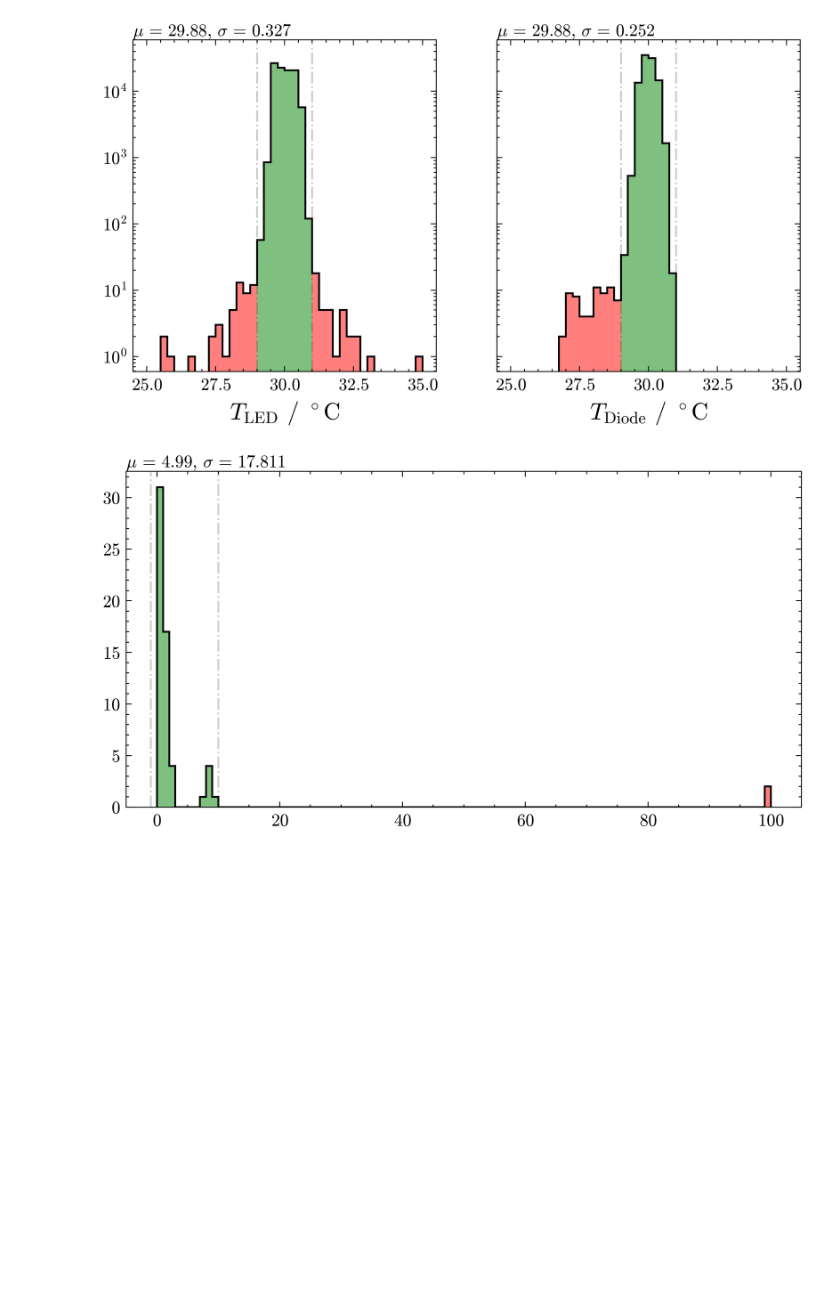
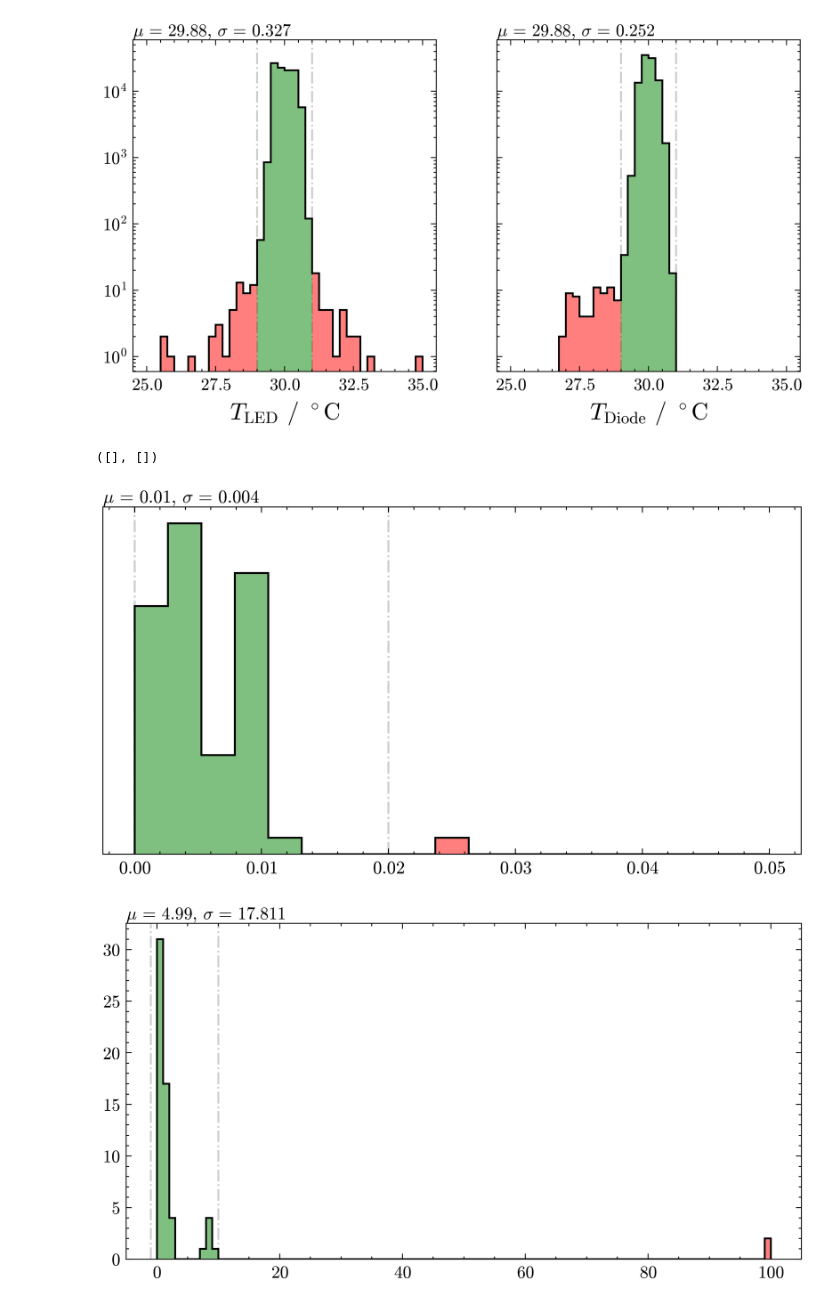
Before and after one commit to Quizznor/phd-thesis, a Jupyter notebook: Projects/XYScanner/QualityCheck/quality_cuts.ipynb, the cells around one changed output. Drawn from its saved outputs; the diff is of its cells as text; code cells hidden in the pictures; blank space fills up the shorter version.

```diff
--- a/Projects/XYScanner/QualityCheck/quality_cuts.ipynb
+++ b/Projects/XYScanner/QualityCheck/quality_cuts.ipynb
@@ -230,6 +228,14 @@ ax2.legend()
 # %% [output]
 <matplotlib.legend.Legend at 0x...>
 [figure]
+# %%
+noise_bins = np.linspace(0, 0.05, 20)
+
+_ = select_hist(np.array(noise_phd), noise_bins, [0, 0.02])
+plt.yticks([])
+# %% [output]
+([], [])
+[figure, added]
 # %%
 # missing bins
 
```
Also changed, not shown: parts of 8 cells of this notebook, 2 other files.
